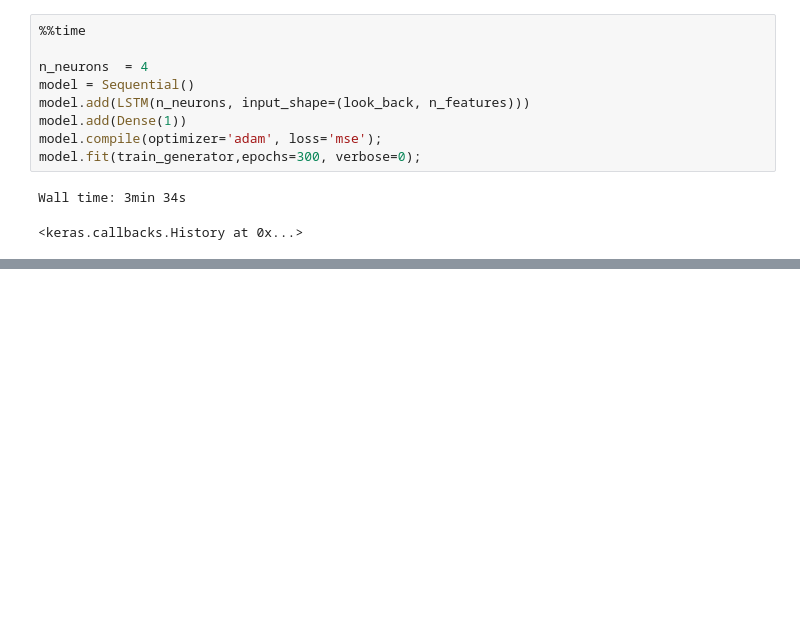
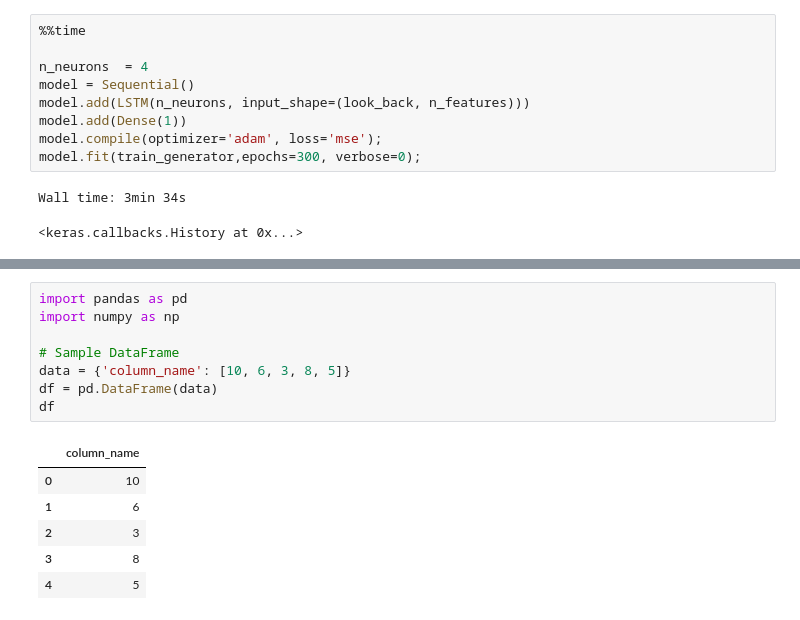
Before and after one commit to rivillasm/python_code, a Jupyter notebook: python_050_StockMarket_LSTM.ipynb, the cells around one changed output, grey strips where cells are left out. Saved outputs shown, nothing was run; the diff lists cells and outputs as text; blank space fills up the shorter version.

```diff
--- a/python_050_StockMarket_LSTM.ipynb
+++ b/python_050_StockMarket_LSTM.ipynb
@@ -327,0 +414,15 @@ Wall time: 3min 34s
+# %%
+import pandas as pd
+import numpy as np
+
+# Sample DataFrame
+data = {'column_name': [10, 6, 3, 8, 5]}
+df = pd.DataFrame(data)
+df
+# %% [output]
+|  | column_name |
+| 0 | 10 |
+| 1 | 6 |
+| 2 | 3 |
+| 3 | 8 |
+| 4 | 5 |
```
Also changed, not shown: parts of 9 cells of this notebook, 1 other file.
